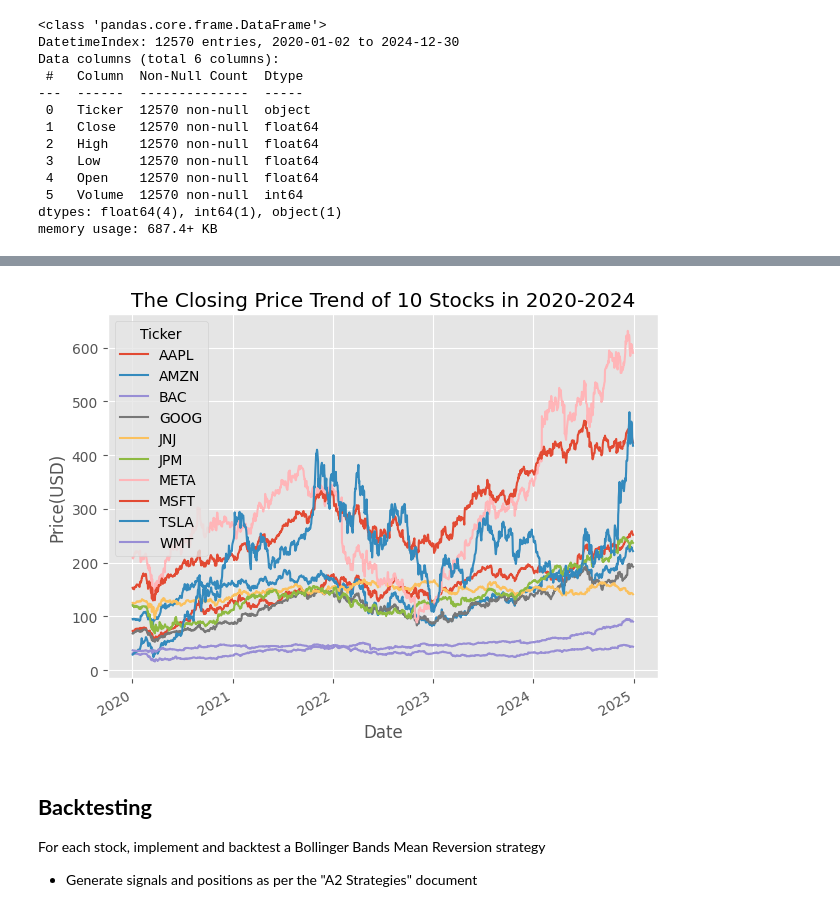
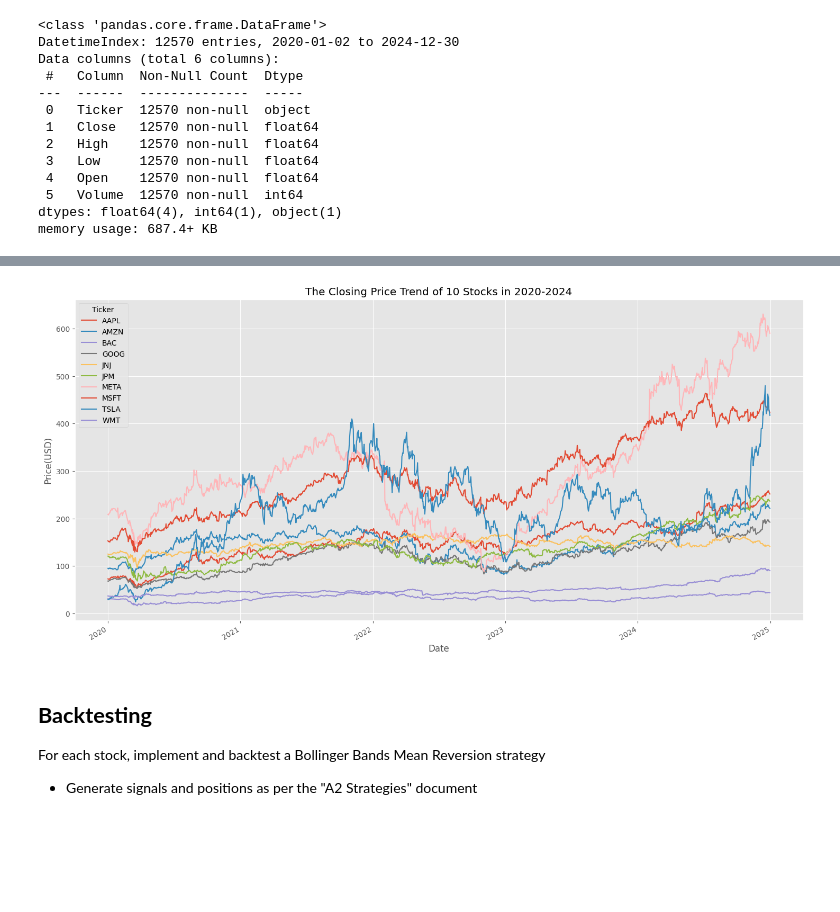
Before and after one commit to Imperial-Business-School/python-for-finance-WangZilu-imperial, a Jupyter notebook: Individual/Individual Assignment.ipynb, the cells around one changed output, grey strips where cells are left out. Cells and saved outputs as stored; diff of their text form; code cells hidden in the pictures; blank space fills up the shorter version.

```diff
--- a/Individual/Individual Assignment.ipynb
+++ b/Individual/Individual Assignment.ipynb
@@ -134,11 +135,12 @@ df_pivot.tail()
 # %%
 df_pivot.plot()
 plt.title("The Closing Price Trend of 10 Stocks in 2020-2024")
 plt.ylabel("Price(USD)")
 plt.xlabel("Date")
 plt.tight_layout()
+plt.gcf().set_size_inches(16, 8)
 # %% [output]
-[figure, old version]
+[figure, new version]
 # %% [markdown]
 ## **Backtesting**
 
```
Also changed, not shown: parts of 25 cells of this notebook, 1 other file.
